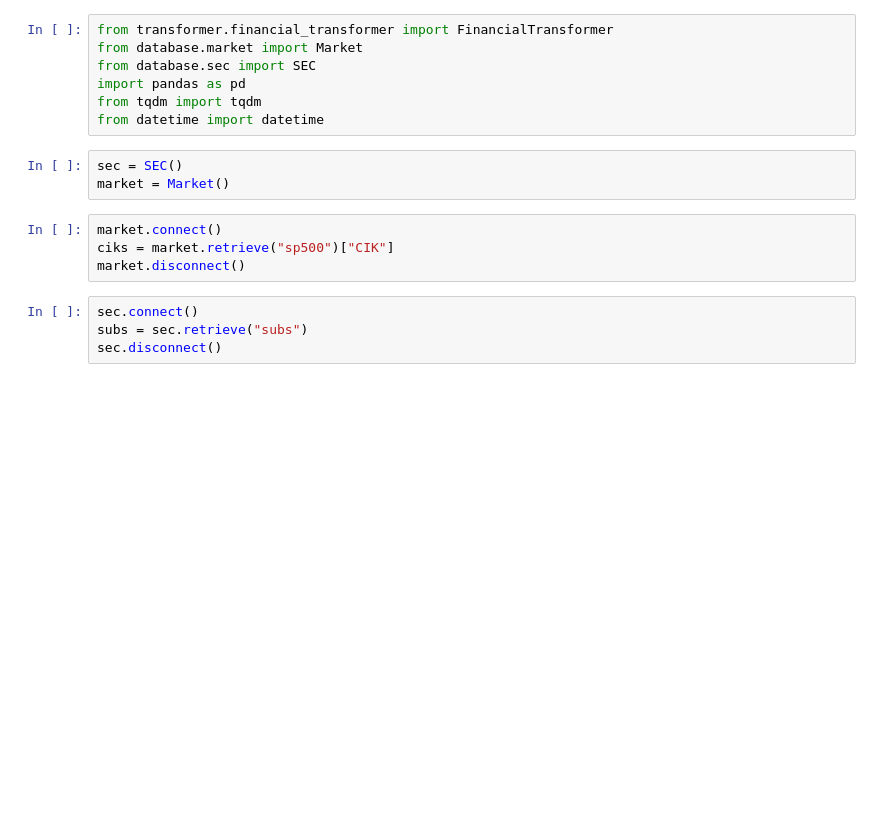
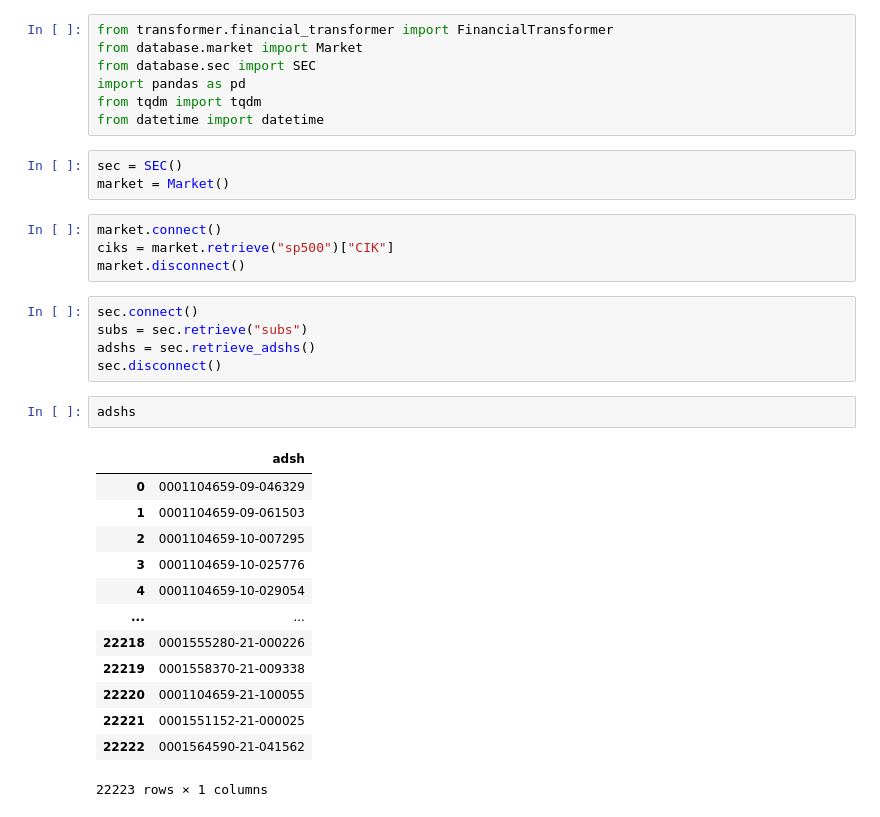
Before and after one commit to chung-ejy/longshot, a Jupyter notebook: financial_transformations.ipynb, the cells around one changed output. Drawn from its saved outputs; the diff is of its cells as text; blank space fills up the shorter version.

```diff
--- a/financial_transformations.ipynb
+++ b/financial_transformations.ipynb
@@ -15,7 +15,24 @@ market.disconnect()
 # %%
 sec.connect()
 subs = sec.retrieve("subs")
+adshs = sec.retrieve_adshs()
 sec.disconnect()
+# %%
+adshs
+# %% [output]
+|  | adsh |
+| 0 | 0001104659-09-046329 |
+| 1 | 0001104659-09-061503 |
+| 2 | 0001104659-10-007295 |
+| 3 | 0001104659-10-025776 |
+| 4 | 0001104659-10-029054 |
+| ... | ... |
+| 22218 | 0001555280-21-000226 |
+| 22219 | 0001558370-21-009338 |
+| 22220 | 0001104659-21-100055 |
+| 22221 | 0001551152-21-000025 |
+| 22222 | 0001564590-21-041562 |
+22223 rows × 1 columns
 # %%
 for cik in ciks:
     print(cik,len(subs[subs["cik"]==int(cik)]))
```
Also changed, not shown: parts of 2 cells of this notebook, 18 other files.
